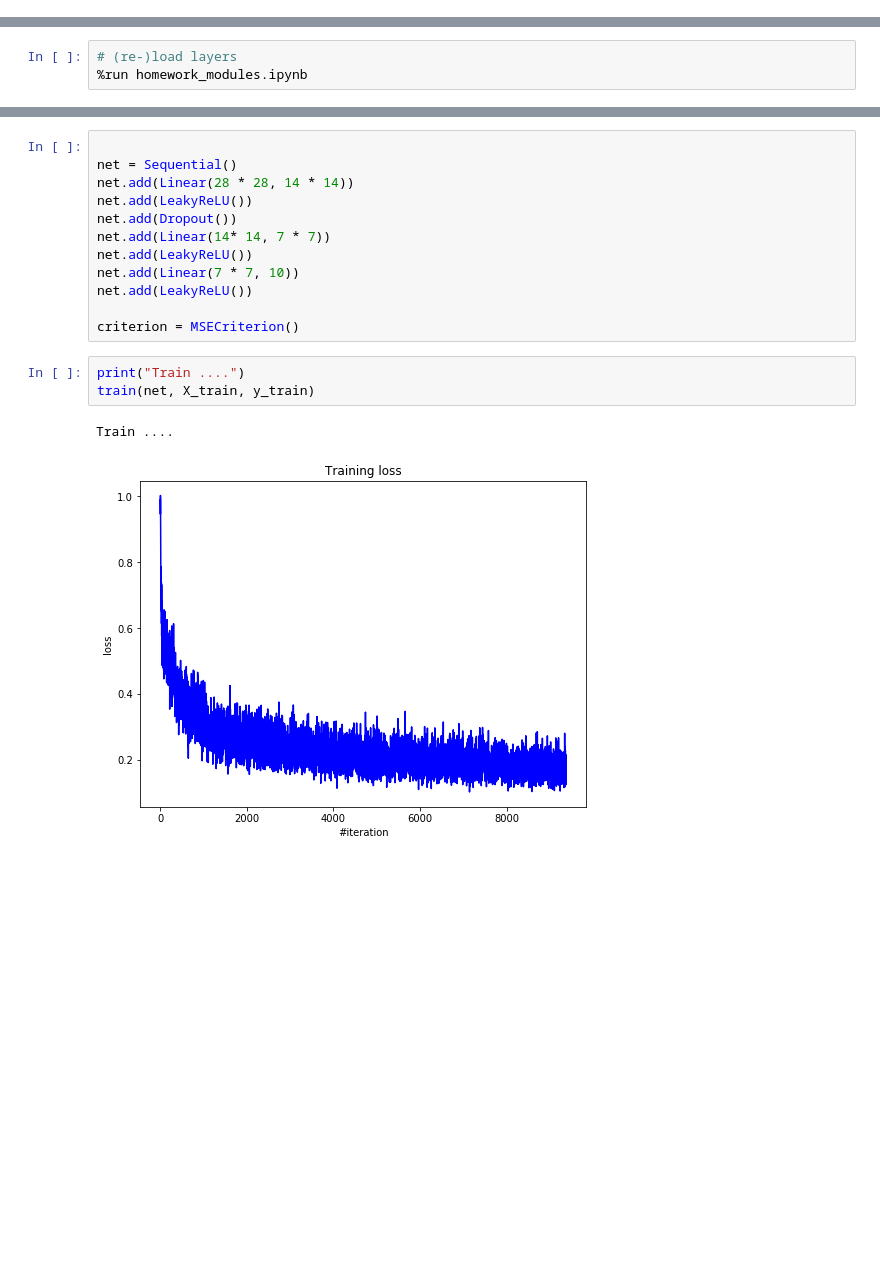
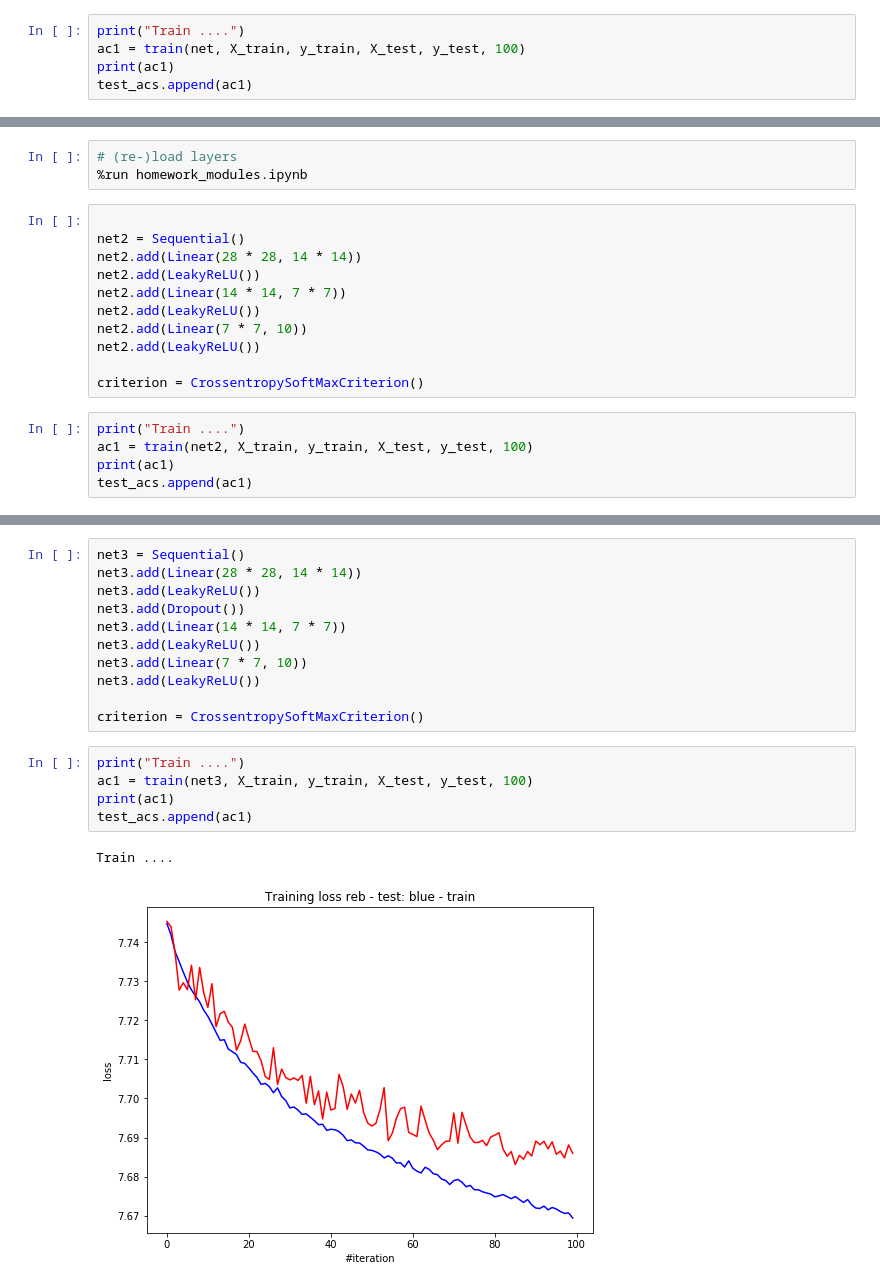
Before and after one commit to SKutukov/ML_experiments, a Jupyter notebook: MNIST.ipynb, the cells around one changed output, grey strips where cells are left out. Drawn from its saved outputs; the diff is of its cells as text; blank space fills up the shorter version.

```diff
--- a/MNIST.ipynb
+++ b/MNIST.ipynb
@@ -143,0 +208,5 @@ def train(net, X_train, y_train, isPrint=False):
+# %%
+print("Train ....")
+ac1 = train(net, X_train, y_train, X_test, y_test, 100)
+print(ac1)
+test_acs.append(ac1)
@@ -144,3 +218,19 @@ def train(net, X_train, y_train, isPrint=False):
 # %%
 # (re-)load layers
 %run homework_modules.ipynb
+# %%
+
+net2 = Sequential()
+net2.add(Linear(28 * 28, 14 * 14))
+net2.add(LeakyReLU())
+net2.add(Linear(14 * 14, 7 * 7))
+net2.add(LeakyReLU())
+net2.add(Linear(7 * 7, 10))
+net2.add(LeakyReLU())
+
+criterion = CrossentropySoftMaxCriterion()
+# %%
+print("Train ....")
+ac1 = train(net2, X_train, y_train, X_test, y_test, 100)
+print(ac1)
+test_acs.append(ac1)
@@ -147,18 +245,19 @@ def train(net, X_train, y_train, isPrint=False):
 # %%
+net3 = Sequential()
+net3.add(Linear(28 * 28, 14 * 14))
+net3.add(LeakyReLU())
+net3.add(Dropout())
+net3.add(Linear(14 * 14, 7 * 7))
+net3.add(LeakyReLU())
+net3.add(Linear(7 * 7, 10))
+net3.add(LeakyReLU())
 
-net = Sequential()
-net.add(Linear(28 * 28, 14 * 14))
-net.add(LeakyReLU())
-net.add(Dropout())
-net.add(Linear(14* 14, 7 * 7))
-net.add(LeakyReLU())
-net.add(Linear(7 * 7, 10))
-net.add(LeakyReLU())
-
-criterion = MSECriterion()
+criterion = CrossentropySoftMaxCriterion()
 # %%
 print("Train ....")
-train(net, X_train, y_train)
+ac1 = train(net3, X_train, y_train, X_test, y_test, 100)
+print(ac1)
+test_acs.append(ac1)
 # %% [output]
 Train ....
-[figure, old version]
+[figure, new version]
```
Also changed, not shown: parts of 12 cells of this notebook, 2 other files.
